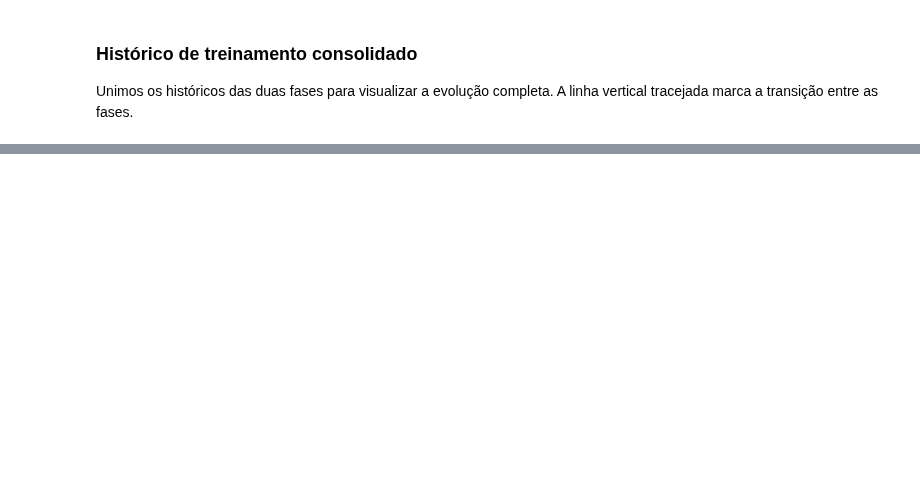
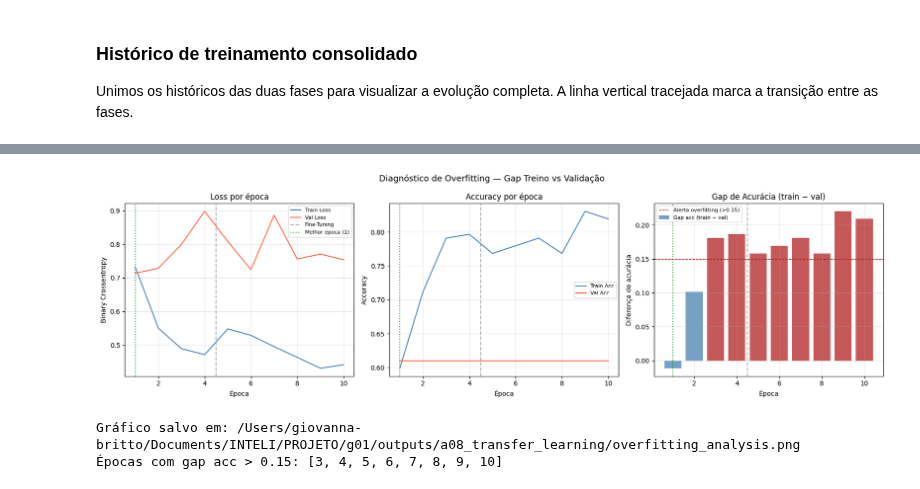
Before and after one commit to pedroauler12/SpectraAI, a Jupyter notebook: artefatos/a08_transfer_learning/a08_transfer_learning.ipynb, the cells around one changed output, grey strips where cells are left out. Saved outputs shown, nothing was run; the diff lists cells and outputs as text; code cells hidden in the pictures; blank space fills up the shorter version.

Commit message:
feat: adiciona callbacks de monitoramento e controle de overfitting

```diff
--- a/artefatos/a08_transfer_learning/a08_transfer_learning.ipynb
+++ b/artefatos/a08_transfer_learning/a08_transfer_learning.ipynb
@@ -634,0 +697,64 @@ Gráfico salvo em: /Users/mateus/Projetos/Academico/Inteli/g01/outputs/a08_trans
+# %%
+OVERFIT_THRESH_ACC = 0.15   # gap acc acima disso → sinal de overfitting
+
+gap_loss = [vl - l for vl, l in zip(full_history["val_loss"], full_history["loss"])]
+gap_acc  = [a - va for a, va in zip(full_history["accuracy"], full_history["val_accuracy"])]
+epochs_x = list(range(1, len(gap_loss) + 1))
+
+best_idx = int(np.argmin(full_history["val_loss"]))
+
+fig, axes = plt.subplots(1, 3, figsize=(17, 5))
+fig.suptitle("Diagnóstico de Overfitting — Gap Treino vs Validação", fontsize=13)
+
+# --- Painel 1: Loss ---
+ax = axes[0]
+ax.plot(epochs_x, full_history["loss"],     label="Train Loss",  color="steelblue")
+ax.plot(epochs_x, full_history["val_loss"], label="Val Loss",    color="tomato")
+ax.axvline(phase1_epochs + 0.5, color="gray", linestyle="--", alpha=0.6, label="Fine-Tuning")
+ax.axvline(best_idx + 1, color="green", linestyle=":", alpha=0.8, label=f"Melhor época ({best_idx+1})")
+ax.set_title("Loss por época")
+ax.set_xlabel("Época")
+ax.set_ylabel("Binary Crossentropy")
+ax.legend(fontsize=8)
+ax.grid(True, alpha=0.3)
+
+# --- Painel 2: Accuracy ---
+ax = axes[1]
+ax.plot(epochs_x, full_history["accuracy"],     label="Train Acc", color="steelblue")
+ax.plot(epochs_x, full_history["val_accuracy"], label="Val Acc",   color="tomato")
+ax.axvline(phase1_epochs + 0.5, color="gray", linestyle="--", alpha=0.6)
+ax.axvline(best_idx + 1, color="green", linestyle=":", alpha=0.8)
+ax.set_title("Accuracy por época")
+ax.set_xlabel("Época")
+ax.set_ylabel("Accuracy")
+ax.legend(fontsize=8)
+ax.grid(True, alpha=0.3)
+
+# --- Painel 3: Gap ---
+ax = axes[2]
+overfit_epochs = [e for e, g in zip(epochs_x, gap_acc) if g > OVERFIT_THRESH_ACC]
+ax.bar(epochs_x, gap_acc, color=[
+    "firebrick" if g > OVERFIT_THRESH_ACC else "steelblue" for g in gap_acc
+], alpha=0.75, label="Gap acc (train − val)")
+ax.axhline(OVERFIT_THRESH_ACC, color="firebrick", linestyle="--", linewidth=1,
+           label=f"Alerta overfitting (>{OVERFIT_THRESH_ACC})")
+ax.axvline(phase1_epochs + 0.5, color="gray", linestyle="--", alpha=0.6)
+ax.axvline(best_idx + 1, color="green", linestyle=":", alpha=0.8)
+ax.set_title("Gap de Acurácia (train − val)")
+ax.set_xlabel("Época")
+ax.set_ylabel("Diferença de acurácia")
+ax.legend(fontsize=8)
+ax.grid(True, alpha=0.3)
+
+fig.tight_layout()
+fig.savefig(OUTPUT_DIR / "overfitting_analysis.png", dpi=150, bbox_inches="tight")
+plt.show()
+print(f"Gráfico salvo em: {OUTPUT_DIR / 'overfitting_analysis.png'}")
+if overfit_epochs:
+    print(f"Épocas com gap acc > {OVERFIT_THRESH_ACC}: {overfit_epochs}")
+else:
+    print("Nenhuma época com gap acima do threshold — overfitting controlado.")
+# %% [output]
+[figure, added]
+Gráfico salvo em: /Users/giovanna-britto/Documents/INTELI/PROJETO/g01/outputs/a08_transfer_learning/overfitting_analysis.png
+Épocas com gap acc > 0.15: [3, 4, 5, 6, 7, 8, 9, 10]
```
Also changed, not shown: parts of 11 cells of this notebook, 3 other files.
